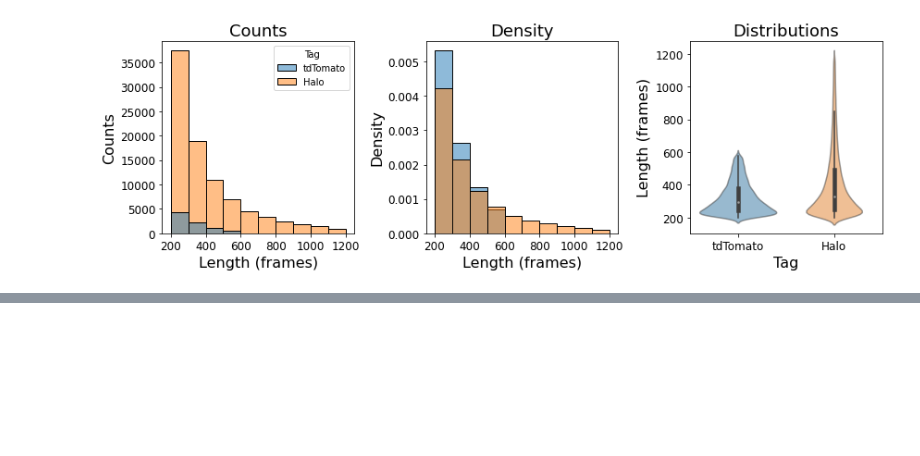
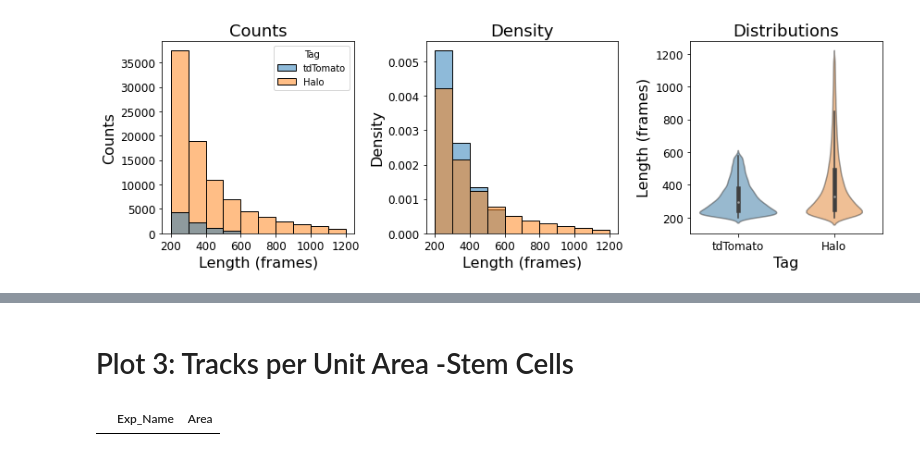
Before and after one commit to DoubleChimera/Gabby-RIP-Talk-2021, a Jupyter notebook: Gabby_RIP_Talk_2021_plots.ipynb, the cells around one changed output, grey strips where cells are left out. Saved outputs shown, nothing was run; the diff lists cells and outputs as text; code cells hidden in the pictures; blank space fills up the shorter version.

```diff
--- a/Gabby_RIP_Talk_2021_plots.ipynb
+++ b/Gabby_RIP_Talk_2021_plots.ipynb
@@ -130,0 +138,15 @@ len(trackLengths_keracells.loc[trackLengths_keracells['Tag'] == 'Halo'].ID.uniqu
+# %% [markdown]
+# Plot 3: Tracks per Unit Area -Stem Cells
+# %%
+# Make dataframes based on data Gabby analyzed
+cellAreas_stemCells = pd.DataFrame([], columns=['Exp_Name', 'Cell_Type', 'Tag', 'DIC_number', 'Area'])
+cellArea_sc_halo_exp_names =    [   'GB_62_2021_01_27_NSC_HaloTag_NonBAPTA_646_plate1_9',
+                                    'GB_62_2021_01_27_NSC_HaloTag_NonBAPTA_646_plate1_10',
+                                    'GB_62_2021_01_27_NSC_HaloTag_NonBAPTA_646_plate1_11',
+                                    'GB_62_2021_01_27_NSC_HaloTag_NonBAPTA_646_plate1_12',
+                                    'GB_62_2021_01_27_NSC_HaloTag_NonBAPTA_646_plate1_21',
+                                ]
+cellArea_sc_halo_DICs = [10, 11, 12, 13, 23]
+cellArea_sc_halo_Areas = [269.9, 69.86, 179.1, 201.2, 149.1]
+# %% [output]
+|  | Exp_Name | Area |
```
Also changed, not shown: parts of 6 cells of this notebook, 4 other files.
